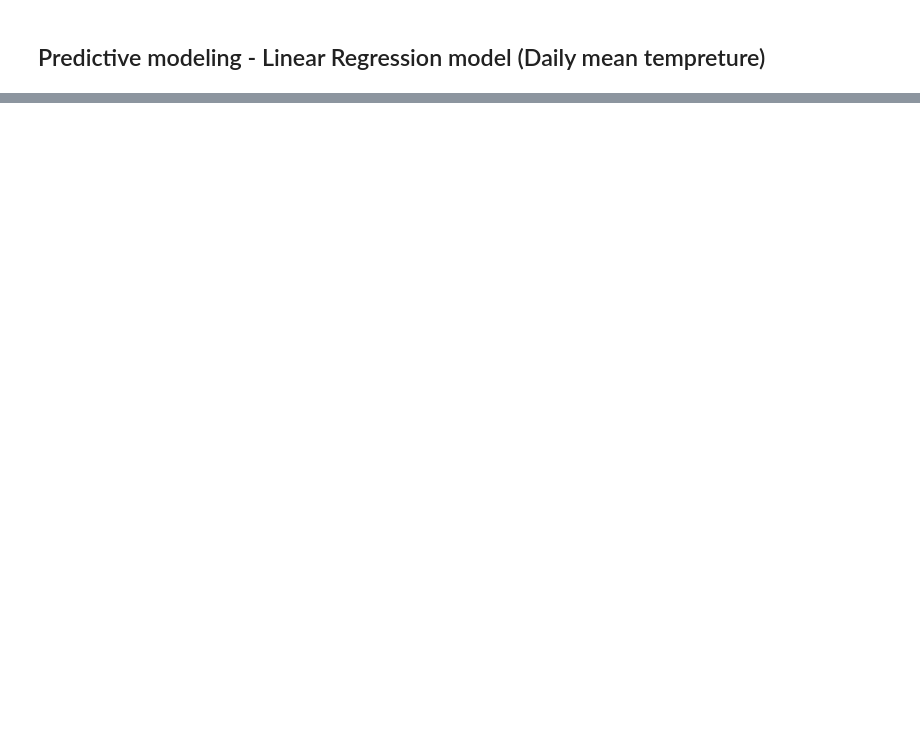
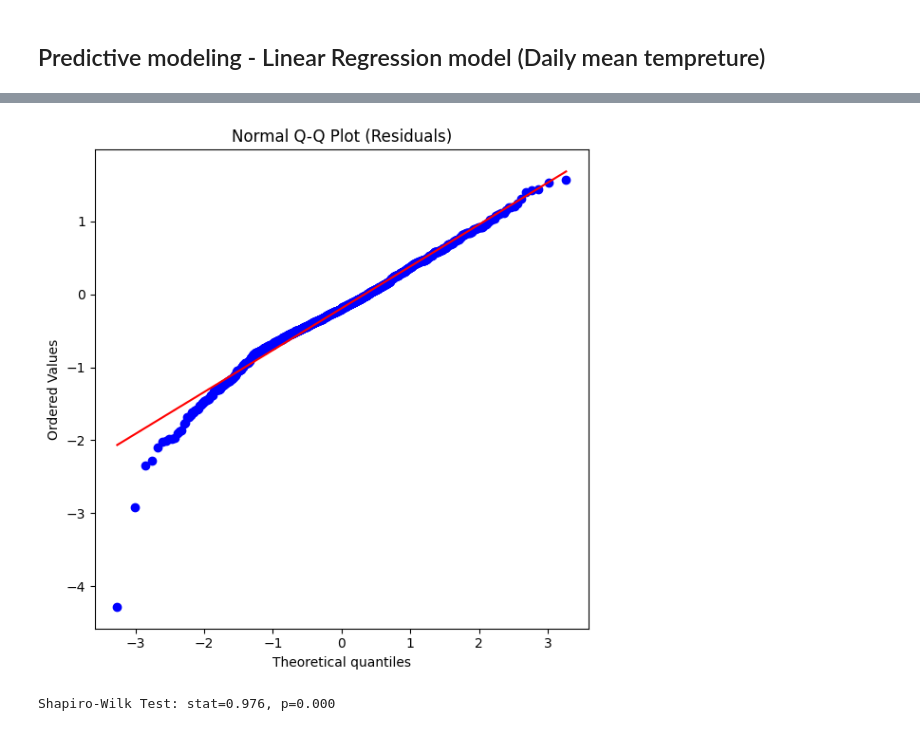
Before and after one commit to Vidusahan/sri-lanka-weather-analysis, a Jupyter notebook: notebooks/Linear_regression.ipynb, the cells around one changed output, grey strips where cells are left out. Saved outputs shown, nothing was run; the diff lists cells and outputs as text; code cells hidden in the pictures; blank space fills up the shorter version.

```diff
--- a/notebooks/Linear_regression.ipynb
+++ b/notebooks/Linear_regression.ipynb
@@ -22,0 +268,16 @@ x_train, x_test, y_train, y_test = train_test_split(x, y, test_size=0.2, random_
+# %%
+from scipy.stats import probplot
+
+plt.figure(figsize=(6, 6))
+probplot(residuals, dist="norm", plot=plt)
+plt.title('Normal Q-Q Plot (Residuals)')
+plt.tight_layout()
+plt.show()
+# %% [output]
+[figure, added]
+# %%
+from scipy.stats import shapiro
+stat, p = shapiro(residuals)
+print("Shapiro-Wilk Test: stat=%.3f, p=%.3f" % (stat, p))
+# %% [output]
+Shapiro-Wilk Test: stat=0.976, p=0.000
```
Also changed, not shown: parts of 19 cells of this notebook.
